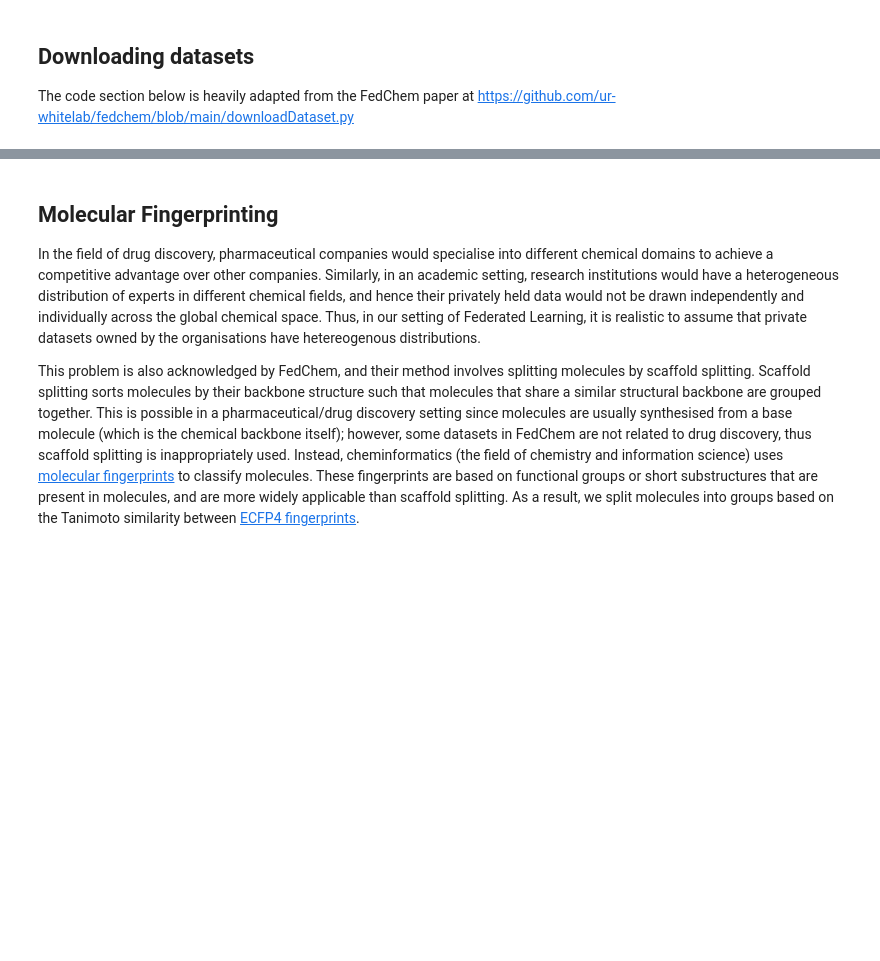
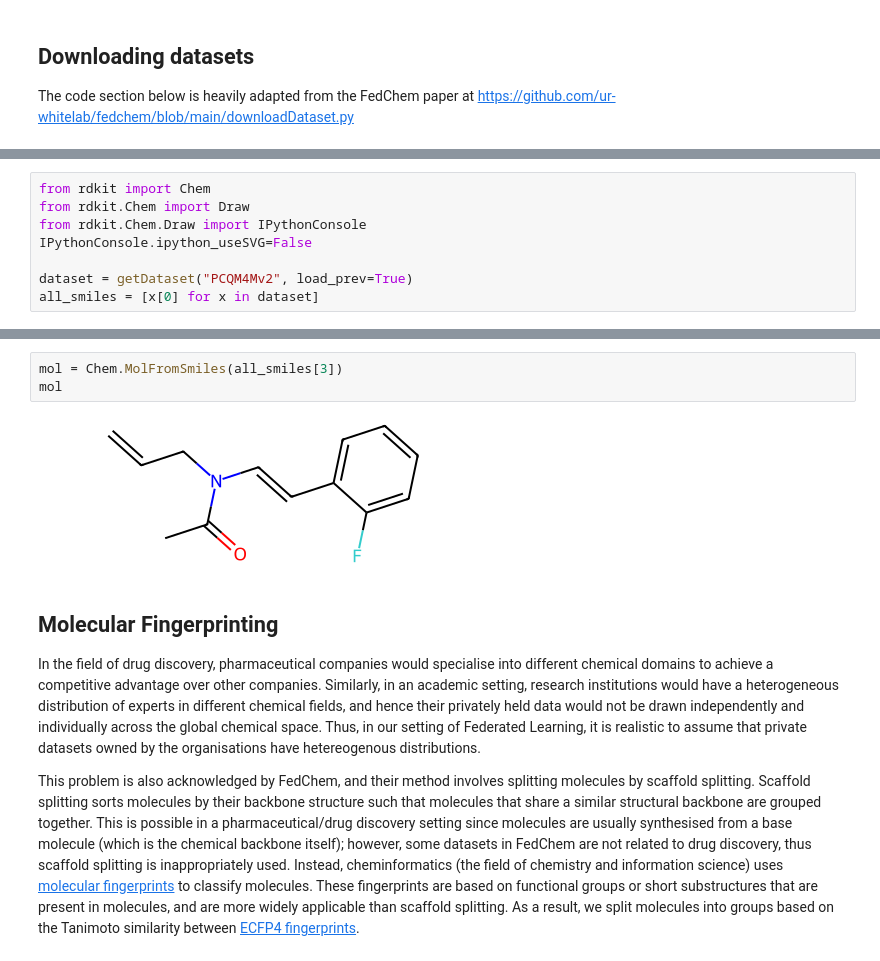
Before and after one commit to yashjakhotiya/Federated-Learning-on-Molecular-Property-Prediction, a Jupyter notebook: dataset/Heterogenous_dataset.ipynb, the cells around one changed output, grey strips where cells are left out. Saved outputs shown, nothing was run; the diff lists cells and outputs as text; blank space fills up the shorter version.

```diff
--- a/dataset/Heterogenous_dataset.ipynb
+++ b/dataset/Heterogenous_dataset.ipynb
@@ -82,0 +110,8 @@ for i in ['BACE', 'BBBP', 'ClinTox', 'Esol', 'Freesolv', 'Lipophilicity', 'SIDER
+# %%
+from rdkit import Chem
+from rdkit.Chem import Draw
+from rdkit.Chem.Draw import IPythonConsole
+IPythonConsole.ipython_useSVG=False
+
+dataset = getDataset("PCQM4Mv2", load_prev=True)
+all_smiles = [x[0] for x in dataset]
@@ -83,3 +121,8 @@ for i in ['BACE', 'BBBP', 'ClinTox', 'Esol', 'Freesolv', 'Lipophilicity', 'SIDER
+# %%
+mol = Chem.MolFromSmiles(all_smiles[3])
+mol
+# %% [output]
+[figure, added]
 # %% [markdown]
 ## Molecular Fingerprinting
 
```
Also changed, not shown: parts of 12 cells of this notebook, 1 other file.
